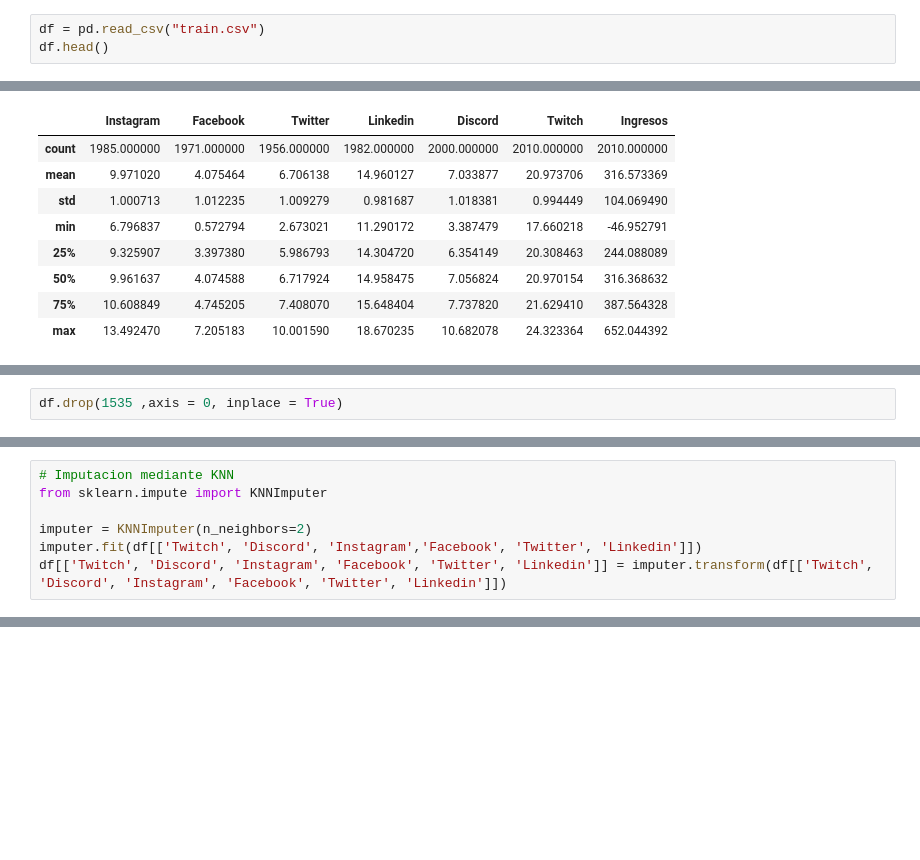
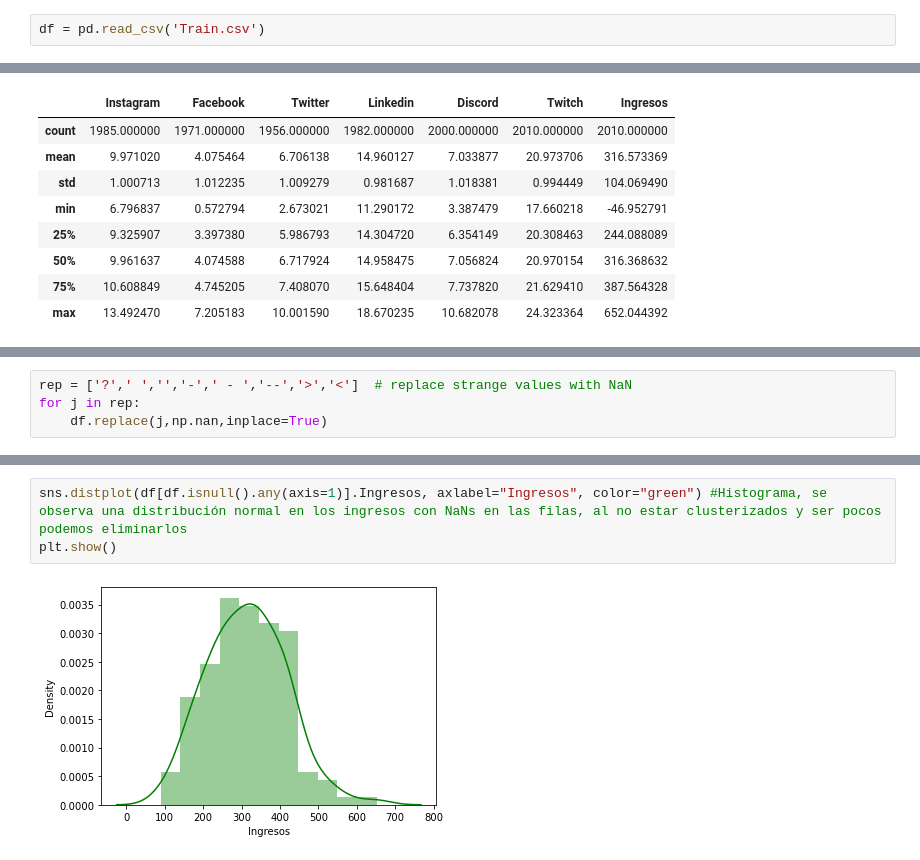
Before and after one commit to Jcornejo85/JOBMadrid21, a Jupyter notebook: Data/JobMadrid21.ipynb, the cells around one changed output, grey strips where cells are left out. Drawn from its saved outputs; the diff is of its cells as text; blank space fills up the shorter version.

```diff
--- a/Data/JobMadrid21.ipynb
+++ b/Data/JobMadrid21.ipynb
@@ -13,3 +19,2 @@ warnings.filterwarnings("ignore")
 # %%
-df = pd.read_csv("train.csv")
-df.head()
+df = pd.read_csv('Train.csv')
@@ -74,2 +62,0 @@ df[df['Ingresos'] < 0]
-# %%
-df.drop(1535 ,axis = 0, inplace = True)
@@ -111,7 +62,0 @@ data_report(df)
-# %%
-# Imputacion mediante KNN
-from sklearn.impute import KNNImputer
-
-imputer = KNNImputer(n_neighbors=2)
-imputer.fit(df[['Twitch', 'Discord', 'Instagram','Facebook', 'Twitter', 'Linkedin']])
-df[['Twitch', 'Discord', 'Instagram', 'Facebook', 'Twitter', 'Linkedin']] = imputer.transform(df[['Twitch', 'Discord', 'Instagram', 'Facebook', 'Twitter', 'Linkedin']])
@@ -298,0 +74,4 @@ from sklearn.preprocessing import StandardScaler
+# %%
+rep = ['?',' ','','-',' - ','--','>','<']  # replace strange values with NaN
+for j in rep:
+    df.replace(j,np.nan,inplace=True)
@@ -298,0 +97,5 @@ from sklearn.preprocessing import StandardScaler
+# %%
+sns.distplot(df[df.isnull().any(axis=1)].Ingresos, axlabel="Ingresos", color="green") #Histograma, se observa una distribución normal en los ingresos con NaNs en las filas, al no estar clusterizados y ser pocos podemos eliminarlos
+plt.show()
+# %% [output]
+[figure, added]
```
Also changed, not shown: parts of 72 cells of this notebook.
